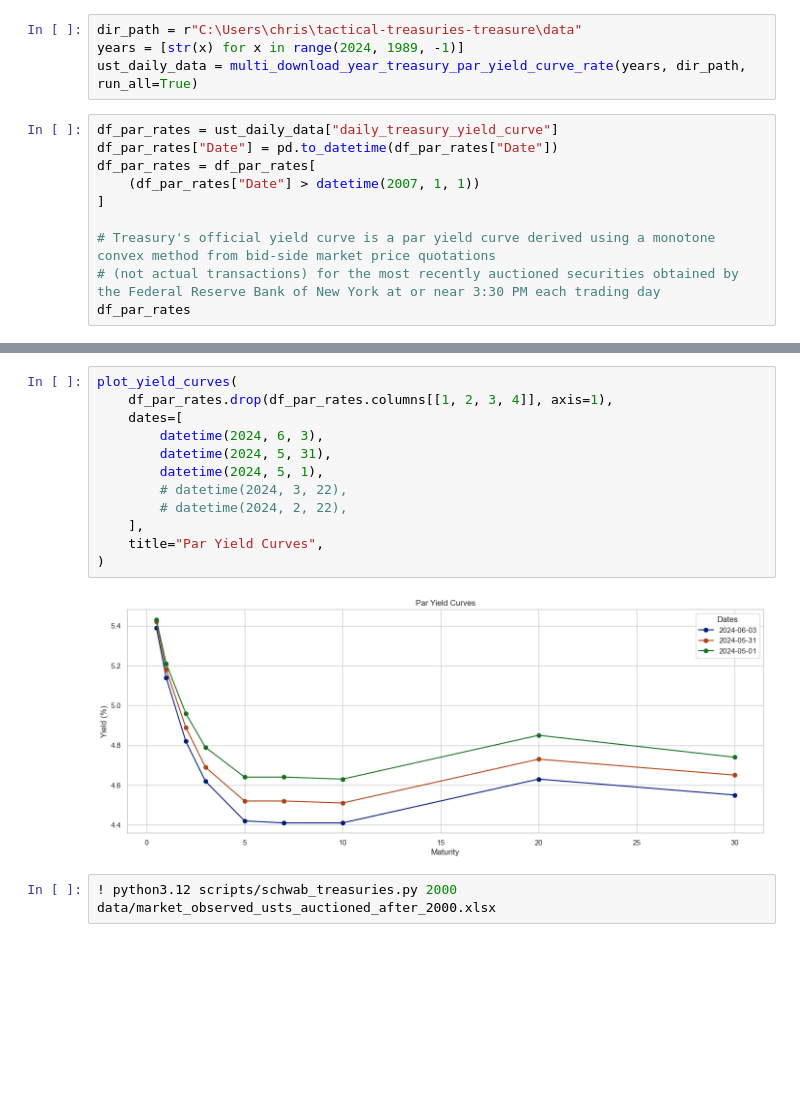
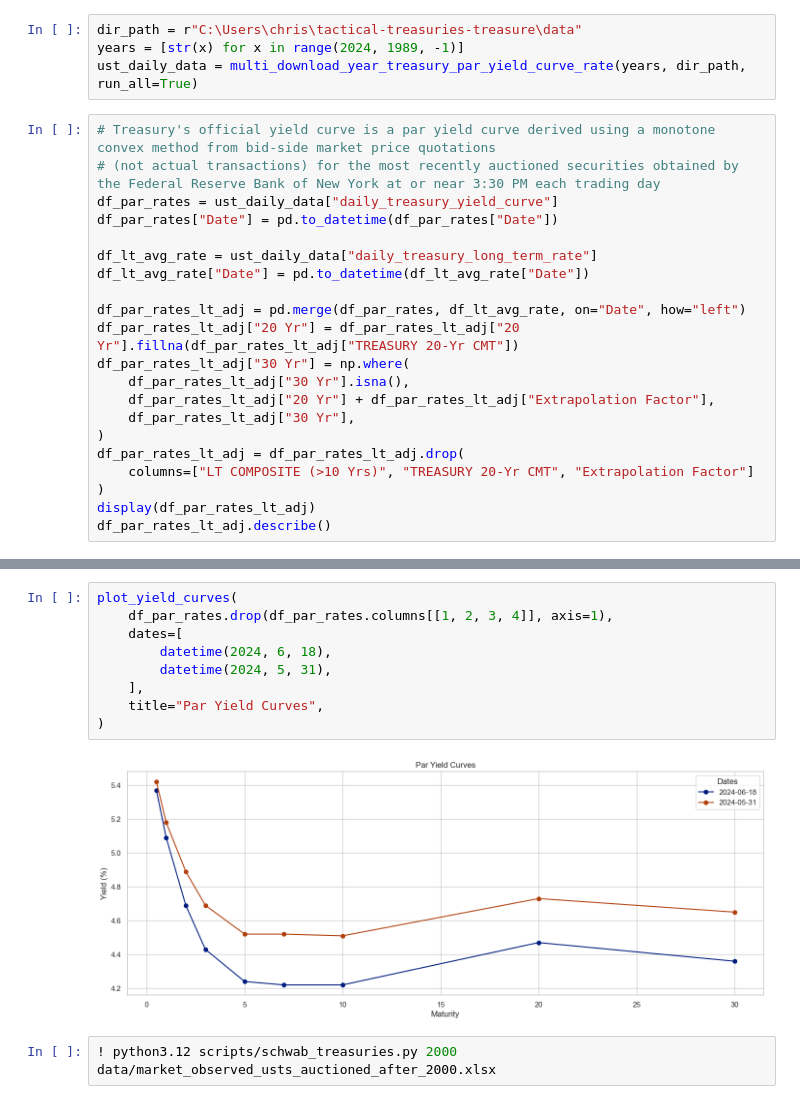
Before and after one commit to cleeclee123/Curve-Your-Enthusiasm-, a Jupyter notebook: curves.ipynb, the cells around one changed output, grey strips where cells are left out. Drawn from its saved outputs; the diff is of its cells as text; blank space fills up the shorter version.

```diff
--- a/curves.ipynb
+++ b/curves.ipynb
@@ -37,14 +38,25 @@ dir_path = r"C:\Users\chris\tactical-treasuries-treasure\data"
 years = [str(x) for x in range(2024, 1989, -1)]
 ust_daily_data = multi_download_year_treasury_par_yield_curve_rate(years, dir_path, run_all=True)
 # %%
+# Treasury's official yield curve is a par yield curve derived using a monotone convex method from bid-side market price quotations
+# (not actual transactions) for the most recently auctioned securities obtained by the Federal Reserve Bank of New York at or near 3:30 PM each trading day
 df_par_rates = ust_daily_data["daily_treasury_yield_curve"]
 df_par_rates["Date"] = pd.to_datetime(df_par_rates["Date"])
-df_par_rates = df_par_rates[
-    (df_par_rates["Date"] > datetime(2007, 1, 1))
-]
 
-# Treasury's official yield curve is a par yield curve derived using a monotone convex method from bid-side market price quotations
-# (not actual transactions) for the most recently auctioned securities obtained by the Federal Reserve Bank of New York at or near 3:30 PM each trading day
-df_par_rates
+df_lt_avg_rate = ust_daily_data["daily_treasury_long_term_rate"]
+df_lt_avg_rate["Date"] = pd.to_datetime(df_lt_avg_rate["Date"])
+
+df_par_rates_lt_adj = pd.merge(df_par_rates, df_lt_avg_rate, on="Date", how="left")
+df_par_rates_lt_adj["20 Yr"] = df_par_rates_lt_adj["20 Yr"].fillna(df_par_rates_lt_adj["TREASURY 20-Yr CMT"])
+df_par_rates_lt_adj["30 Yr"] = np.where(
+    df_par_rates_lt_adj["30 Yr"].isna(),
+    df_par_rates_lt_adj["20 Yr"] + df_par_rates_lt_adj["Extrapolation Factor"],
+    df_par_rates_lt_adj["30 Yr"],
+)
+df_par_rates_lt_adj = df_par_rates_lt_adj.drop(
+    columns=["LT COMPOSITE (>10 Yrs)", "TREASURY 20-Yr CMT", "Extrapolation Factor"]
+)
+display(df_par_rates_lt_adj)
+df_par_rates_lt_adj.describe()
 # %% [output]
 |  | Date | 1 Mo | 2 Mo | 3 Mo | 4 Mo | 6 Mo | 1 Yr | 2 Yr | 3 Yr | 5 Yr | 7 Yr | ... |
@@ -63,17 +84,14 @@ df_par_rates
 # %%
 plot_yield_curves(
     df_par_rates.drop(df_par_rates.columns[[1, 2, 3, 4]], axis=1),
     dates=[
-        datetime(2024, 6, 3),
+        datetime(2024, 6, 18),
         datetime(2024, 5, 31),
-        datetime(2024, 5, 1),
-        # datetime(2024, 3, 22),
-        # datetime(2024, 2, 22),
     ],
     title="Par Yield Curves",
 )
 # %% [output]
-[figure, old version]
+[figure, new version]
 # %%
 ! python3.12 scripts/schwab_treasuries.py 2000 data/market_observed_usts_auctioned_after_2000.xlsx
 # %%
```
Also changed, not shown: parts of 2 cells of this notebook, 4 other files.
